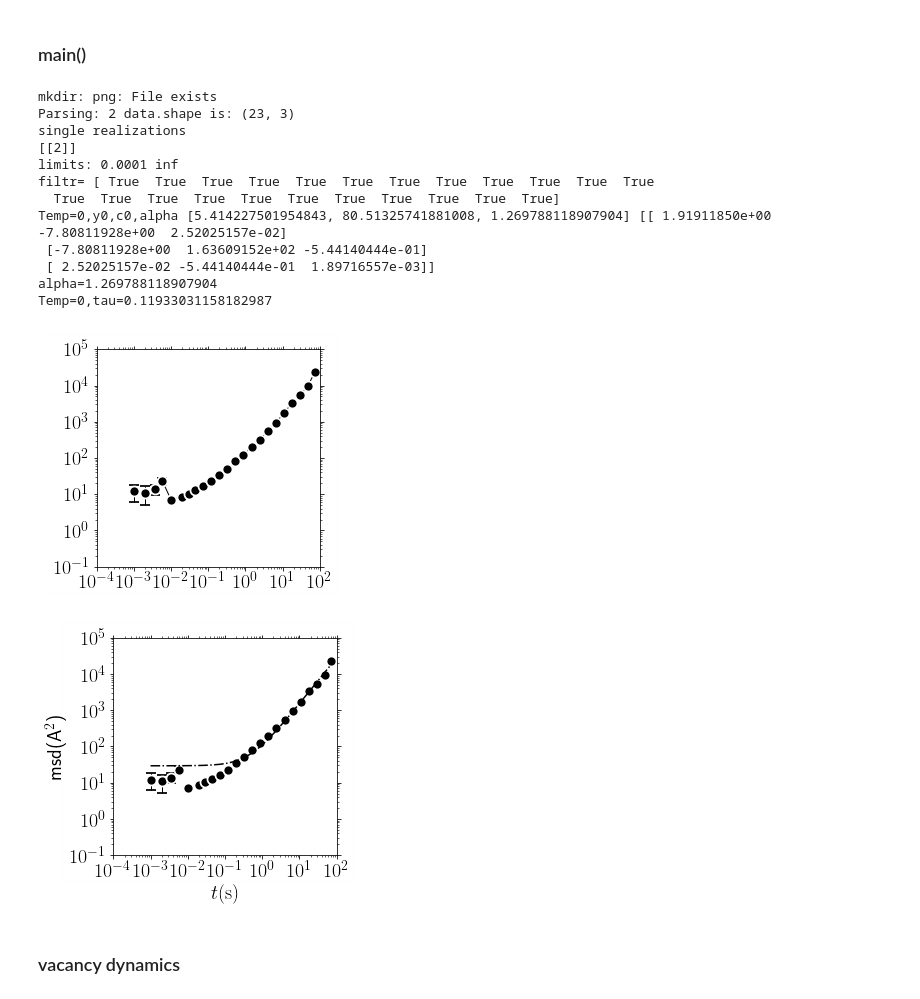
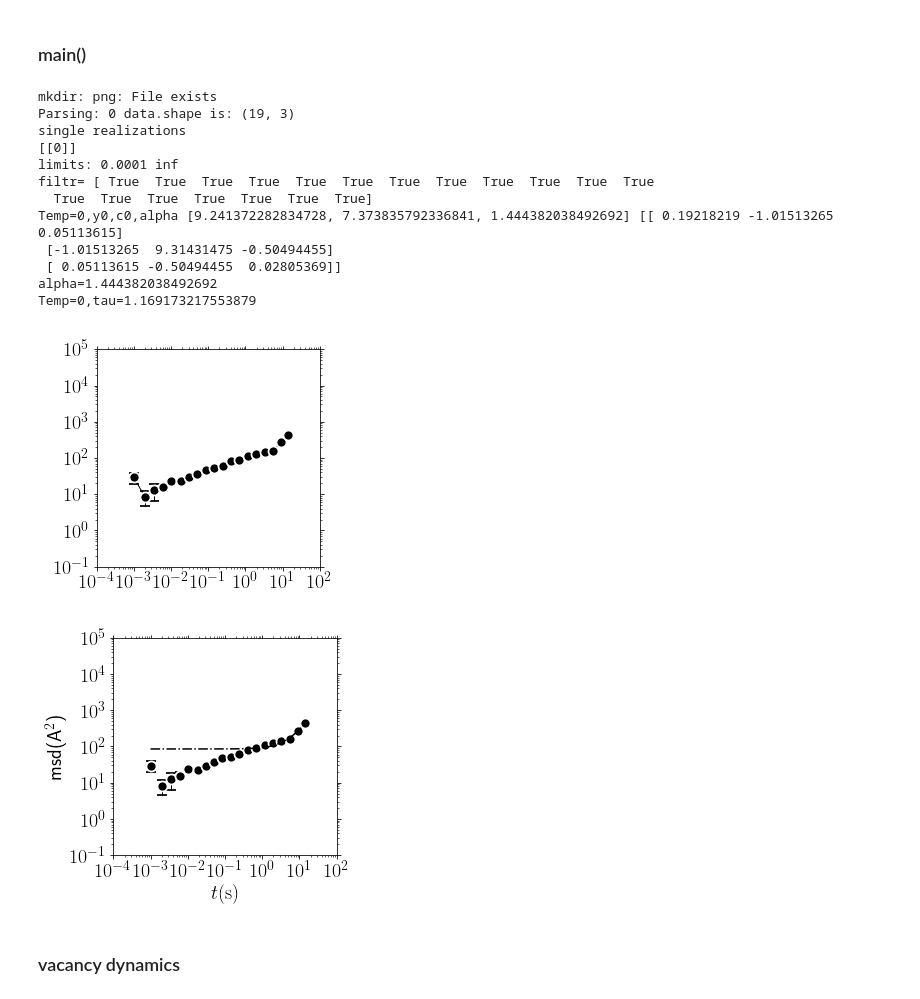
Before and after one commit to kkarimi62/hydrogenDiffusion, a Jupyter notebook: postproc/postproc.ipynb, the cells around one changed output. Drawn from its saved outputs; the diff is of its cells as text; code cells hidden in the pictures.

```diff
--- a/postproc/postproc.ipynb
+++ b/postproc/postproc.ipynb
@@ -1468,13 +1486,13 @@ def main():
         #--- temp object
         temp = Temperature(
     #        [1000,1200],8,
-            [0],[[2]],
+            [0],[list(range(8),
              verbose = True,
                          )
         #
         #--- parse data
     #    temp.Parse(['./msd/msd.txt'])
-        temp.Parse( list(map(lambda x:'singleHydrogenDiffusionLong/Run%s/msd/msd.txt'%(x[1]),
+        temp.Parse( list(map(lambda x:'singleHydrogenDiffusion/Run%s/msd/msd.txt'%(x[1]),
                             temp.temps_runs ))
                  )
         #
@@ -1550,43 +1568,43 @@ def main():
     #             )
     #
 
 
     #    temp.PlotDiff(**{
     #                  'yscale':'log',
     #                   'xlim':(1e-12,1e-3),
     #                   'ylim':(1e-4,1e-1),
     #                   xstr=r'$1/T(K^{-1})$',
     #                   ystr=r'$D(m^2/s)$',
     #                    'title':'png/D_temp_cantor.png',
     #                    }
     #                )
 
     #     temp.PlotExponent(**{
     # #                  'yscale':'log',
     # #                   'xlim':(1e-10,1e-3),
     # #                   'ylim':(.5,1.1),
     # #                   xstr=r'$1/T(K^{-1})$',
     # #                   ystr=r'$D(m^2/s)$',
     # #                    'title':'png/alpha_temp_ni.png',
     #                     }
     #                 )
 
 main()
 # %% [output]
 mkdir: png: File exists
-Parsing: 2 data.shape is: (23, 3)
+Parsing: 0 data.shape is: (19, 3)
 single realizations
-[[2]]
+[[0]]
 limits: 0.0001 inf
 filtr= [ True  True  True  True  True  True  True  True  True  True  True  True
-  True  True  True  True  True  True  True  True  True  True  True]
-Temp=0,y0,c0,alpha [5.414227501954843, 80.51325741881008, 1.269788118907904] [[ 1.91911850e+00 -7.80811928e+00  2.52025157e-02]
- [-7.80811928e+00  1.63609152e+02 -5.44140444e-01]
- [ 2.52025157e-02 -5.44140444e-01  1.89716557e-03]]
-alpha=1.269788118907904
-Temp=0,tau=0.11933031158182987
+  True  True  True  True  True  True  True]
+Temp=0,y0,c0,alpha [9.241372282834728, 7.373835792336841, 1.444382038492692] [[ 0.19218219 -1.01513265  0.05113615]
+ [-1.01513265  9.31431475 -0.50494455]
+ [ 0.05113615 -0.50494455  0.02805369]]
+alpha=1.444382038492692
+Temp=0,tau=1.169173217553879
-[figure, old version]
+[figure, new version]
-[figure, old version]
+[figure, new version]
 # %%
 # data = np.loadtxt('Diffusion.dat')
 # nrow_skip = 0
```
Also changed, not shown: parts of 4 cells of this notebook, 1 other file.
